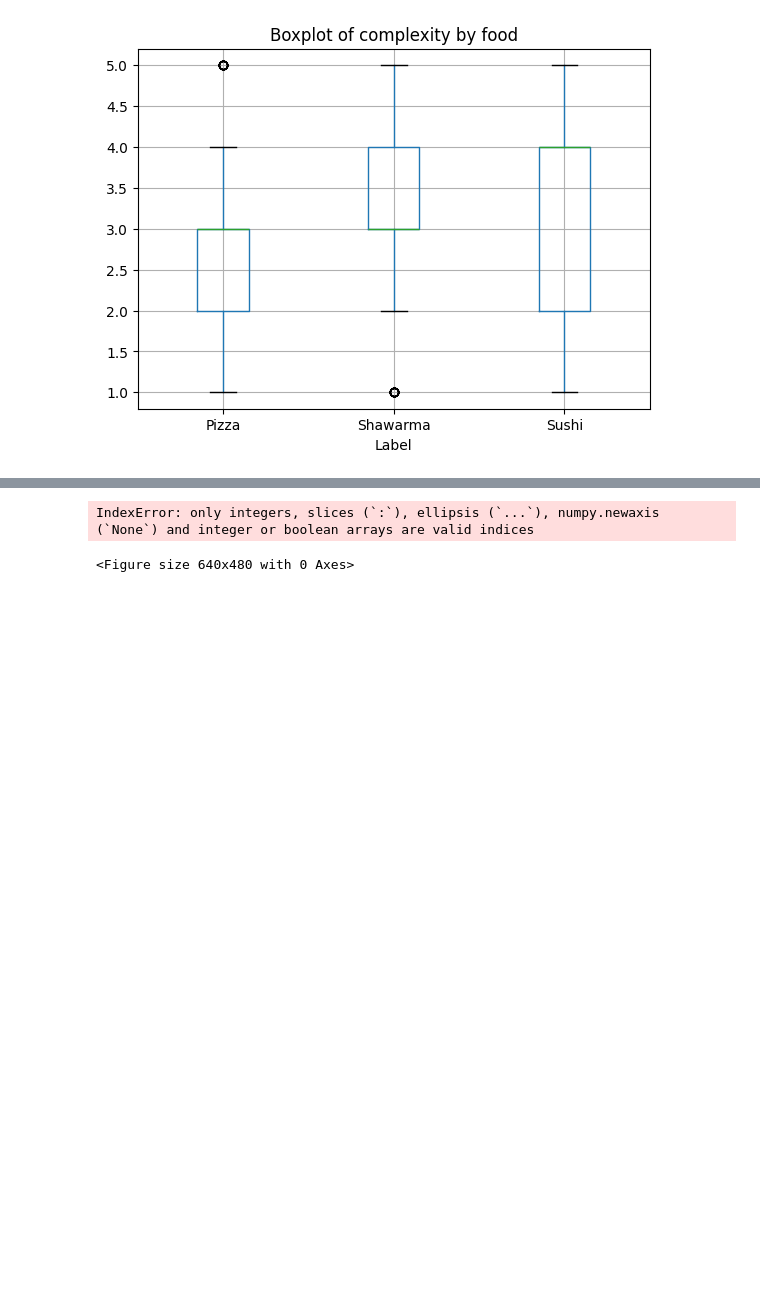
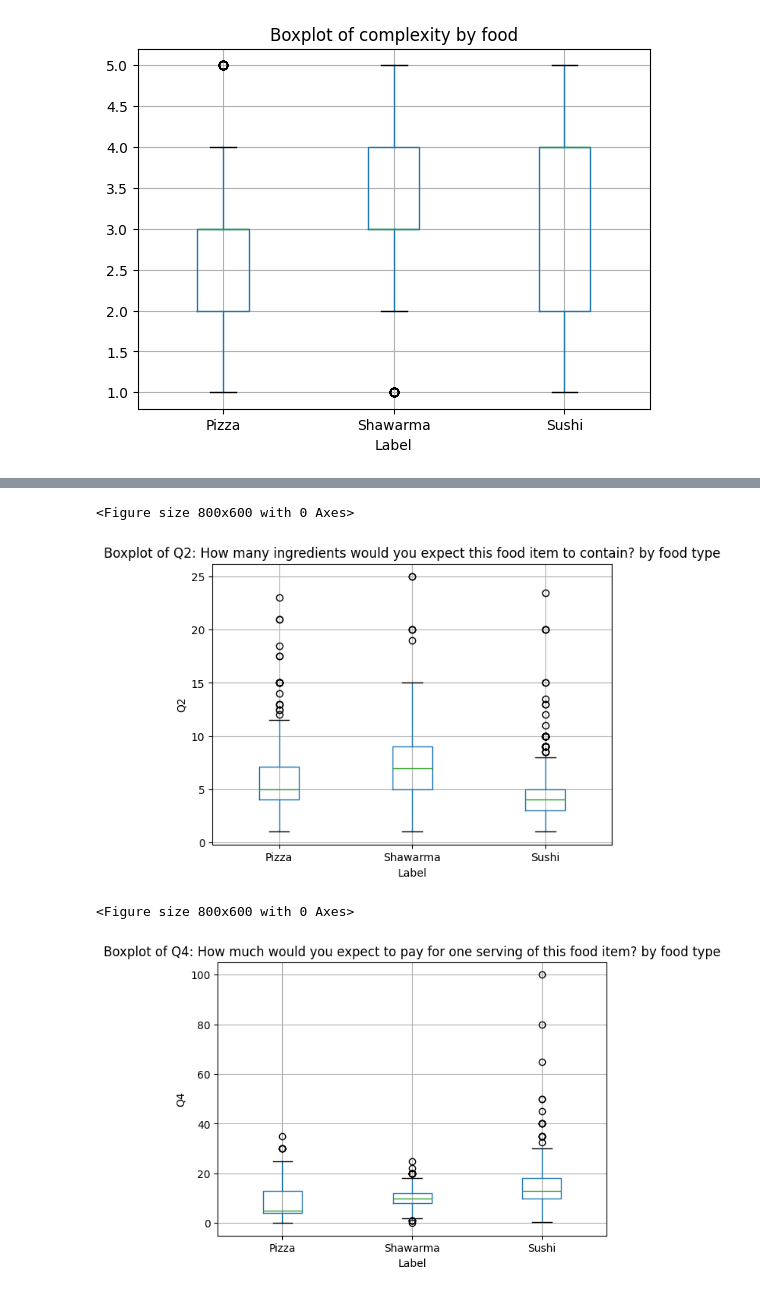
Before and after one commit to imperialinvictus/ML_Challenge, a Jupyter notebook: visualizations/plot.ipynb, the cells around one changed output, grey strips where cells are left out. Drawn from its saved outputs; the diff is of its cells as text; code cells hidden in the pictures; blank space fills up the shorter version.

```diff
--- a/visualizations/plot.ipynb
+++ b/visualizations/plot.ipynb
@@ -85,12 +76,17 @@ for col_idx in categorical_columns:
 [figure]
 # %%
 # Do a box plot for each numerical column
-numerical_columns_data = data.iloc[:, numerical_columns].columns
-for column in numerical_columns_data:
-    plt.figure()
-    data.boxplot(column=data.columns[column])
-    plt.title(f"Boxplot of {data.columns[column]}")
+numerical_columns = [2, 4]
+for i in numerical_columns:
+    plt.figure(figsize=(8, 6))
+    column_name = data.columns[i]
+    data.boxplot(column=column_name, by='Label')
+    plt.title(f"Boxplot of {column_name} by food type")
+    plt.suptitle("")  # Remove the default suptitle
+    plt.ylabel(column_name.split(':')[0])
     plt.show()
 # %% [output]
-IndexError: only integers, slices (`:`), ellipsis (`...`), numpy.newaxis (`None`) and integer or boolean arrays are valid indices
+<Figure size 800x600 with 0 Axes>
+[figure, added]
-<Figure size 640x480 with 0 Axes>
+<Figure size 800x600 with 0 Axes>
+[figure, added]
```
Also changed, not shown: parts of 3 cells of this notebook.
